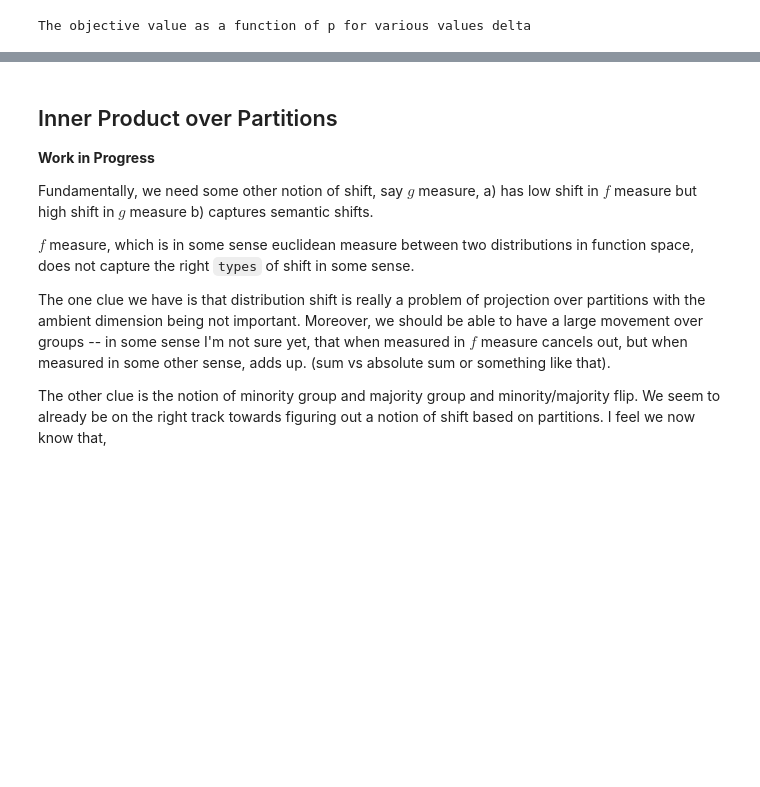
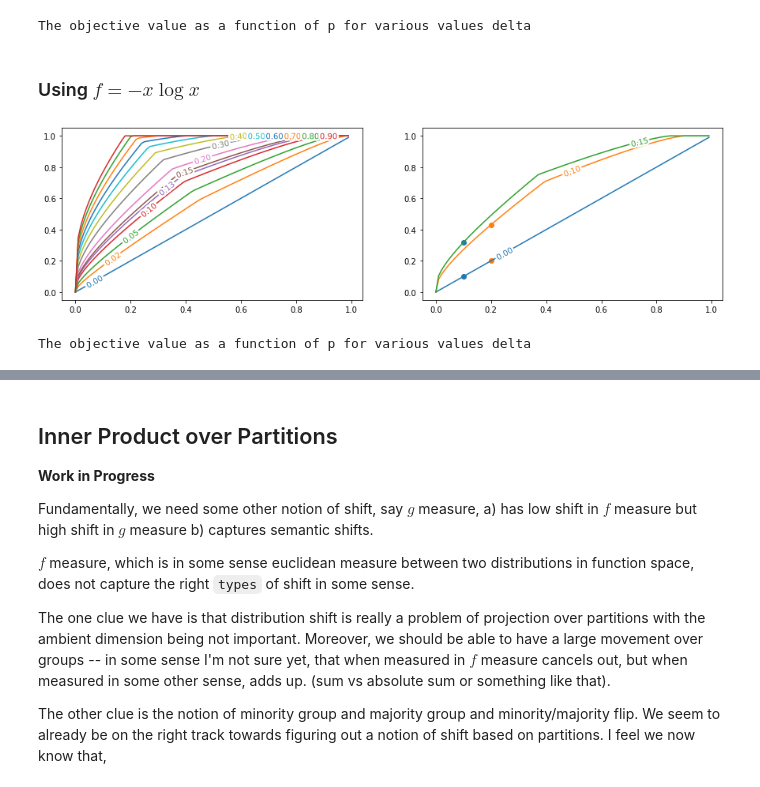
Before and after one commit to ars22/bitrate_DRO, a Jupyter notebook: notebooks/search_for_measure.ipynb, the cells around one changed output, grey strips where cells are left out. Saved outputs shown, nothing was run; the diff lists cells and outputs as text; code cells hidden in the pictures; blank space fills up the shorter version.

Commit message:
Verified intuition for entropy as well

```diff
--- a/notebooks/search_for_measure.ipynb
+++ b/notebooks/search_for_measure.ipynb
@@ -70,17 +74,0 @@ We know that $F(p, \delta)$ is monotonic and increasing in $p$ for any convex fu
-# %%
-p_range = np.arange(0, 1, 0.01)
-delta_list = [0.01, 0.1, 0.2, 0.5, 0.8, 1.0]
-result_dict = {}
-for d_ in delta_list:
-    val_list = [(opt_func(p_, d_)[1]).value for p_ in p_range]
-    result_dict[d_] = val_list
-# %%
-fig = plt.figure(figsize=(10, 10))
-for i, d_ in enumerate(delta_list[:9]):
-    ax = plt.subplot(331 + i)
-    ax.plot(p_range, p_range, label='Risk  $p$')
-    ax.plot(p_range, result_dict[d_], label=r'Adv-risk  $pr_1$')
-    ax.set_title(r"$\delta={%.3f}$" % d_)
-
-plt.legend()
-plt.show()
@@ -124,4 +110,37 @@ print("The objective value as a function of p for various values delta")
 # %% [output]
 [figure]
 The objective value as a function of p for various values delta
+# %% [markdown]
+### Using $f=-x\log x$
+# %%
+p_range = np.arange(0, 1, 0.01)
+delta_list = list(np.arange(0, 1, 0.1))
+delta_list.extend([0.02, 0.05, 0.13, 0.15])
+delta_list.sort()
+result_dict = {}
+for d_ in delta_list:
+    val_list = [(opt_func(p_, d_, cnstr_entropy)[1]).value for p_ in p_range]
+    result_dict[d_] = val_list
+# %%
+fig = plt.figure(figsize=(15,4))
+ax = plt.subplot(121)
+for d_ in delta_list:
+    ax.plot(p_range, result_dict[d_], '-', label=r'${%.2f}$' % d_)
+labelLines(plt.gca().get_lines(), zorder=2.5)
+ax = plt.subplot(122)
+A, B = 0.1, 0.15
+for d_ in [0.0, A, B]:
+    ax.plot(p_range, result_dict[d_], '-', label=r'${%.2f}$' % d_)
+# Small model regime
+p, p_ = 0.1, 0.2
+idx_p = list(p_range).index(p)
+plt.scatter([p, p], [p, result_dict[B][idx_p]])
+idx_p_ = list(p_range).index(p_)
+plt.scatter([p_, p_], [p_, result_dict[A][idx_p_]])
+labelLines(plt.gca().get_lines(), zorder=2.5)
+plt.show()
+print("The objective value as a function of p for various values delta")
+# %% [output]
+[figure, added]
+The objective value as a function of p for various values delta
 # %% [markdown]
```
Also changed, not shown: parts of 4 cells of this notebook.
